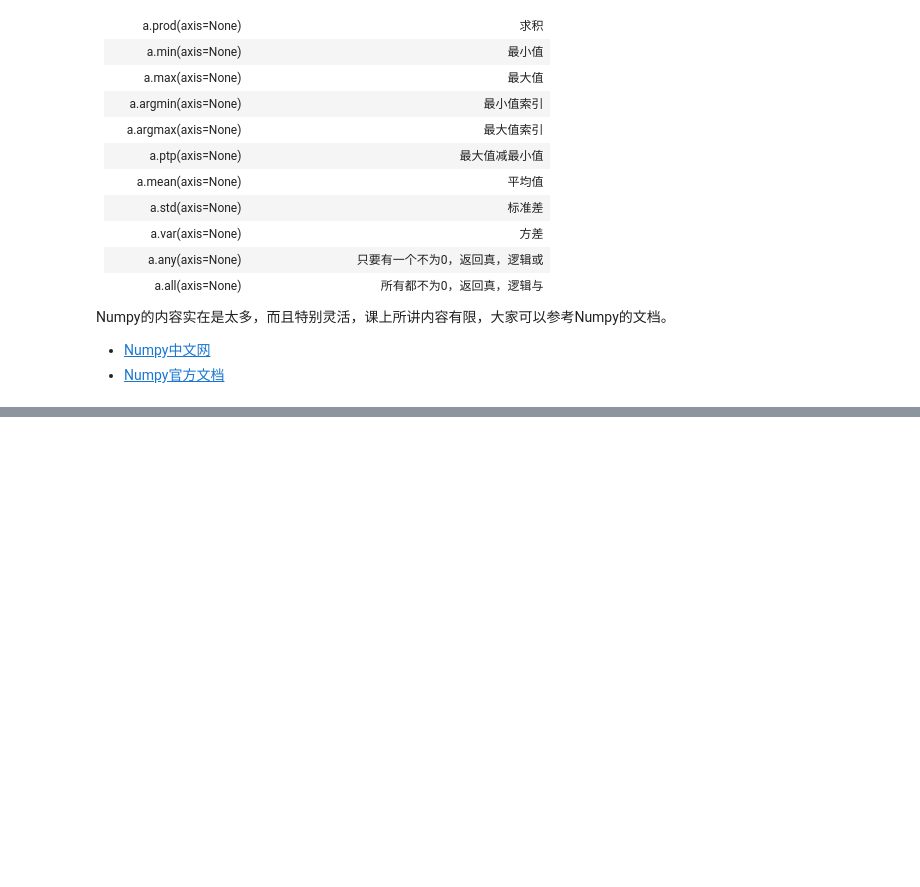
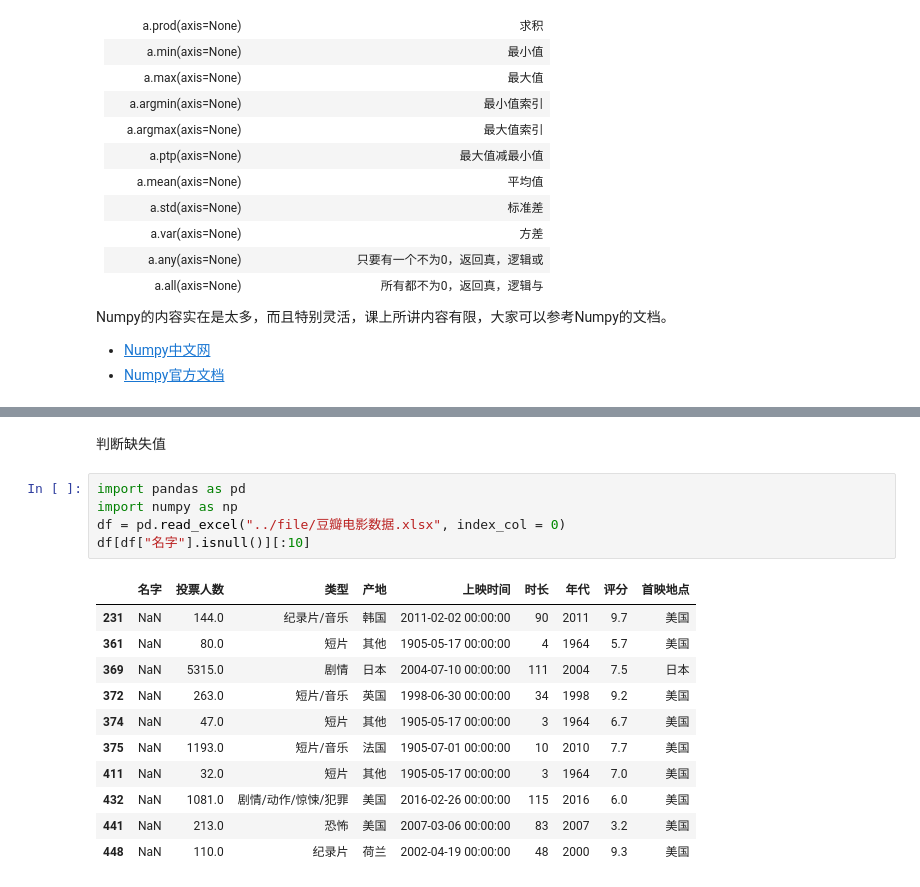
Before and after one commit to kbawyg/PythonLearningNotes, a Jupyter notebook: notebook/第9章_数据分析与可视化.ipynb, the cells around one changed output, grey strips where cells are left out. Cells and saved outputs as stored; diff of their text form; blank space fills up the shorter version.

```diff
--- a/notebook/第9章_数据分析与可视化.ipynb
+++ b/notebook/第9章_数据分析与可视化.ipynb
@@ -1152,0 +1669,19 @@ Numpy的内容实在是太多，而且特别灵活，课上所讲内容有限，
+# %% [markdown]
+判断缺失值
+# %%
+import pandas as pd
+import numpy as np
+df = pd.read_excel("../file/豆瓣电影数据.xlsx", index_col = 0)
+df[df["名字"].isnull()][:10]
+# %% [output]
+|  | 名字 | 投票人数 | 类型 | 产地 | 上映时间 | 时长 | 年代 | 评分 | 首映地点 |
+| 231 | NaN | 144.0 | 纪录片/音乐 | 韩国 | 2011-02-02 00:00:00 | 90 | 2011 | 9.7 | 美国 |
+| 361 | NaN | 80.0 | 短片 | 其他 | 1905-05-17 00:00:00 | 4 | 1964 | 5.7 | 美国 |
+| 369 | NaN | 5315.0 | 剧情 | 日本 | 2004-07-10 00:00:00 | 111 | 2004 | 7.5 | 日本 |
+| 372 | NaN | 263.0 | 短片/音乐 | 英国 | 1998-06-30 00:00:00 | 34 | 1998 | 9.2 | 美国 |
+| 374 | NaN | 47.0 | 短片 | 其他 | 1905-05-17 00:00:00 | 3 | 1964 | 6.7 | 美国 |
+| 375 | NaN | 1193.0 | 短片/音乐 | 法国 | 1905-07-01 00:00:00 | 10 | 2010 | 7.7 | 美国 |
+| 411 | NaN | 32.0 | 短片 | 其他 | 1905-05-17 00:00:00 | 3 | 1964 | 7.0 | 美国 |
+| 432 | NaN | 1081.0 | 剧情/动作/惊悚/犯罪 | 美国 | 2016-02-26 00:00:00 | 115 | 2016 | 6.0 | 美国 |
+| 441 | NaN | 213.0 | 恐怖 | 美国 | 2007-03-06 00:00:00 | 83 | 2007 | 3.2 | 美国 |
+| 448 | NaN | 110.0 | 纪录片 | 荷兰 | 2002-04-19 00:00:00 | 48 | 2000 | 9.3 | 美国 |
```
Also changed, not shown: parts of 78 cells of this notebook, 1 other file.
